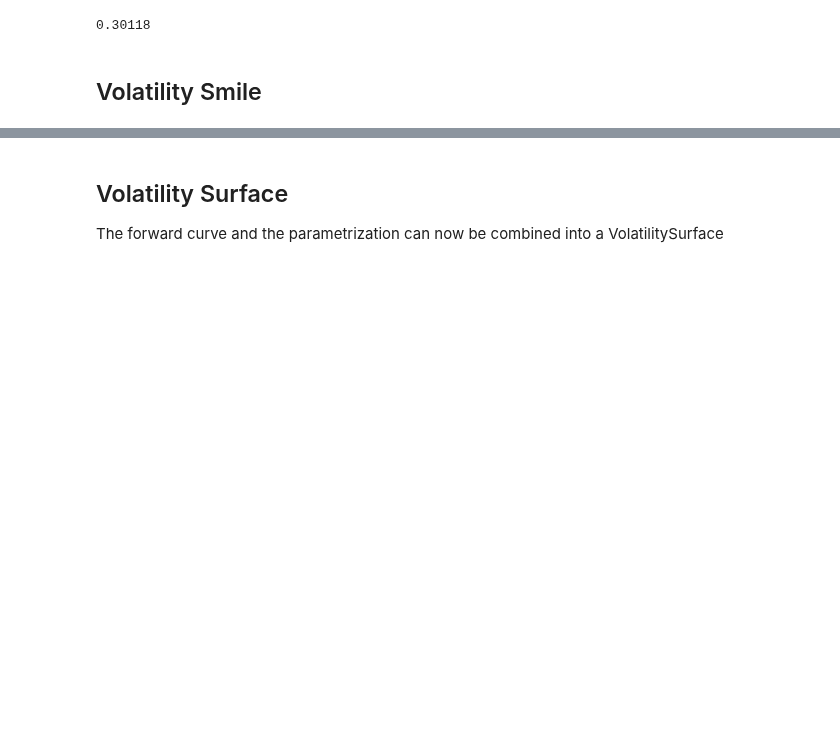
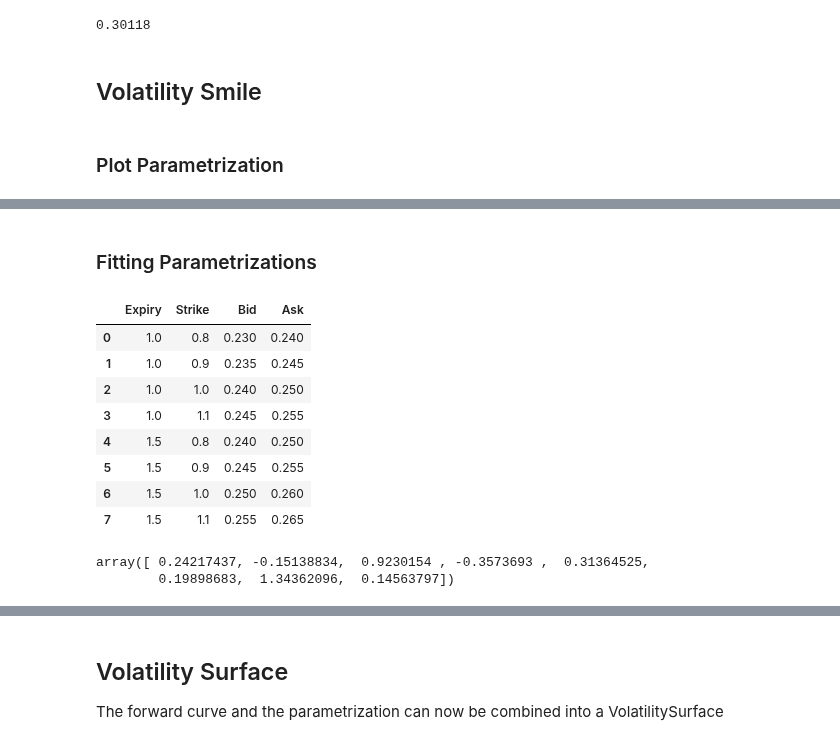
Before and after one commit to pikki622/RiVaPy, a Jupyter notebook: notebooks/marketdata/equity_volatilities.ipynb, the cells around one changed output, grey strips where cells are left out. Drawn from its saved outputs; the diff is of its cells as text; code cells hidden in the pictures; blank space fills up the shorter version.

```diff
--- a/notebooks/marketdata/equity_volatilities.ipynb
+++ b/notebooks/marketdata/equity_volatilities.ipynb
@@ -285,6 +290,8 @@ sabr_param.calc_implied_vol(1,1)
 0.30118
 # %% [markdown]
 ## Volatility Smile
+# %% [markdown]
+### Plot Parametrization
 # %%
 vol_params_dict = {'Flat': flat_param
                    ,'Term': term_param
@@ -419,3 +425,24 @@ display(OutputWidget)
 HBox(children=(VBox(children=(Label(value='Set Chart Area:'), FloatRangeSlider(value=(0.4, 1.6), continuous_up…
 HBox(children=(Button(description='New Plot', style=ButtonStyle()), Button(description='Add Trace(s)', style=B…
 [interactive output not drawn]
+# %% [markdown]
+### Fitting Parametrizations
+# %%
+# custruct equity option quote table
+# data = {'Expiry': [1, 1, 1, 1],'Strike': [0.8, 0.9, 1.0, 1.1], 'Bid': [.23,.235,.24,.245], 'Ask': [.24,.245,.25,.255]}
+data = {'Expiry': [1, 1, 1, 1, 1.5, 1.5, 1.5, 1.5],
+        'Strike': [0.8, 0.9, 1.0, 1.1,0.8, 0.9, 1.0, 1.1],
+        'Bid': [.23,.235,.24,.245,.24,.245,.25,.255],
+        'Ask': [.24,.245,.25,.255,.25,.255,.26,.265]}
+df_quote_table = pd.DataFrame(data)
+df_quote_table
+# %% [output]
+|  | Expiry | Strike | Bid | Ask |
+| 0 | 1.0 | 0.8 | 0.230 | 0.240 |
+| 1 | 1.0 | 0.9 | 0.235 | 0.245 |
+| 2 | 1.0 | 1.0 | 0.240 | 0.250 |
+| 3 | 1.0 | 1.1 | 0.245 | 0.255 |
+| 4 | 1.5 | 0.8 | 0.240 | 0.250 |
+| 5 | 1.5 | 0.9 | 0.245 | 0.255 |
+| 6 | 1.5 | 1.0 | 0.250 | 0.260 |
+| 7 | 1.5 | 1.1 | 0.255 | 0.265 |
@@ -421,0 +456,19 @@ HBox(children=(Button(description='New Plot', style=ButtonStyle()), Button(descr
+# %%
+def calibrate(vol_param, quotes):
+    def cost_function(x):
+        vol_param._set_param(x)
+        quotes['Vols'] = [vol_param.calc_implied_vol(expiry,strike) for expiry, strike in zip(quotes['Expiry'],quotes['Strike'])]
+        quotes['Dist_Ask']  = [max(vol-ask,0) for ask, vol in zip(quotes['Ask'],quotes['Vols'])]
+        quotes['Dist_Bid']  = [max(bid-vol,0) for bid, vol in zip(quotes['Bid'],quotes['Vols'])]
+        quotes['Dist_Total'] = quotes['Dist_Ask']+quotes['Dist_Bid']
+        return np.copy(quotes['Dist_Total'].values)
+
+
+    result = least_squares(cost_function,vol_param._x,method='lm',diff_step=1e-3)
+
+    return result.x
+
+calibrate(sabr_param,df_quote_table)
+# %% [output]
+array([ 0.24217437, -0.15138834,  0.9230154 , -0.3573693 ,  0.31364525,
+        0.19898683,  1.34362096,  0.14563797])
```
Also changed, not shown: parts of 16 cells of this notebook, 3 other files.
